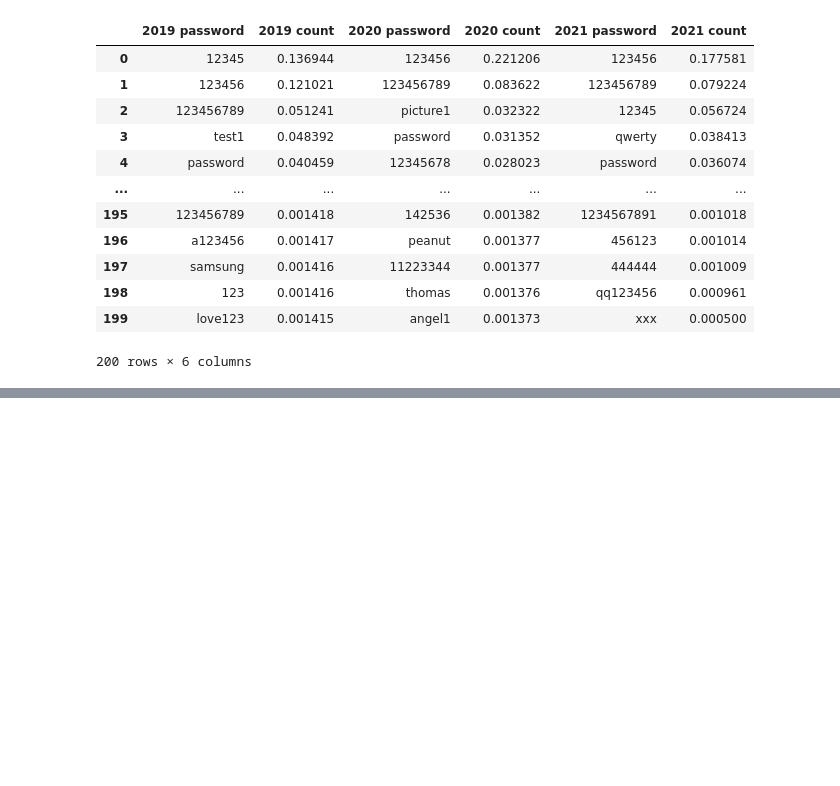
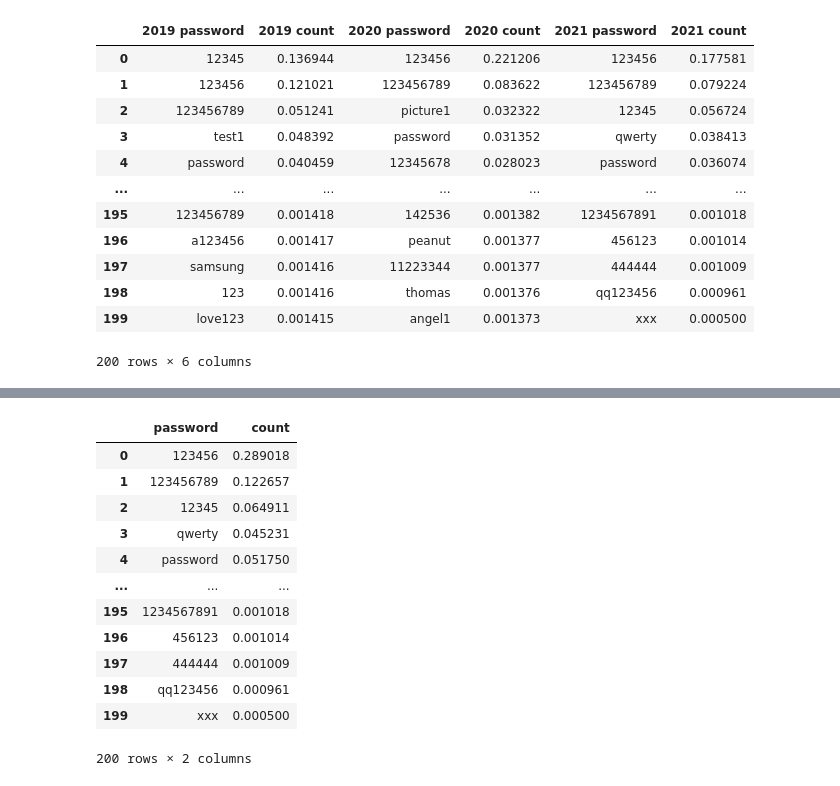
Before and after one commit to Yamada8412/Prog2kakushin, a Jupyter notebook: work1.ipynb, the cells around one changed output, grey strips where cells are left out. Cells and saved outputs as stored; diff of their text form; code cells hidden in the pictures; blank space fills up the shorter version.

```diff
--- a/work1.ipynb
+++ b/work1.ipynb
@@ -109 +94,28 @@ print(a&b)
+# %%
+df0 = df[['2021 password','2021 count']]
+df0 = df0.rename(columns = {'2021 password': 'password','2021 count':'count'})
+#df0 = df0.append({'password': 'asd','count':100},ignore_index = True)
+for i in range(len(df0)):
+  try :
+    a = df[df0.loc[i,'password'] == df['2020 password']]['2020 count'].sum()
+    df0.loc[i,'count'] += float(a)/2
+    continue
+  except:
+    df0 = df0.append({'password':})
+    pass
+df0
+# %% [output]
+|  | password | count |
+| 0 | 123456 | 0.289018 |
+| 1 | 123456789 | 0.122657 |
+| 2 | 12345 | 0.064911 |
+| 3 | qwerty | 0.045231 |
+| 4 | password | 0.051750 |
+| ... | ... | ... |
+| 195 | 1234567891 | 0.001018 |
+| 196 | 456123 | 0.001014 |
+| 197 | 444444 | 0.001009 |
+| 198 | qq123456 | 0.000961 |
+| 199 | xxx | 0.000500 |
+200 rows × 2 columns
 # %%
```
Also changed, not shown: parts of 14 cells of this notebook.
